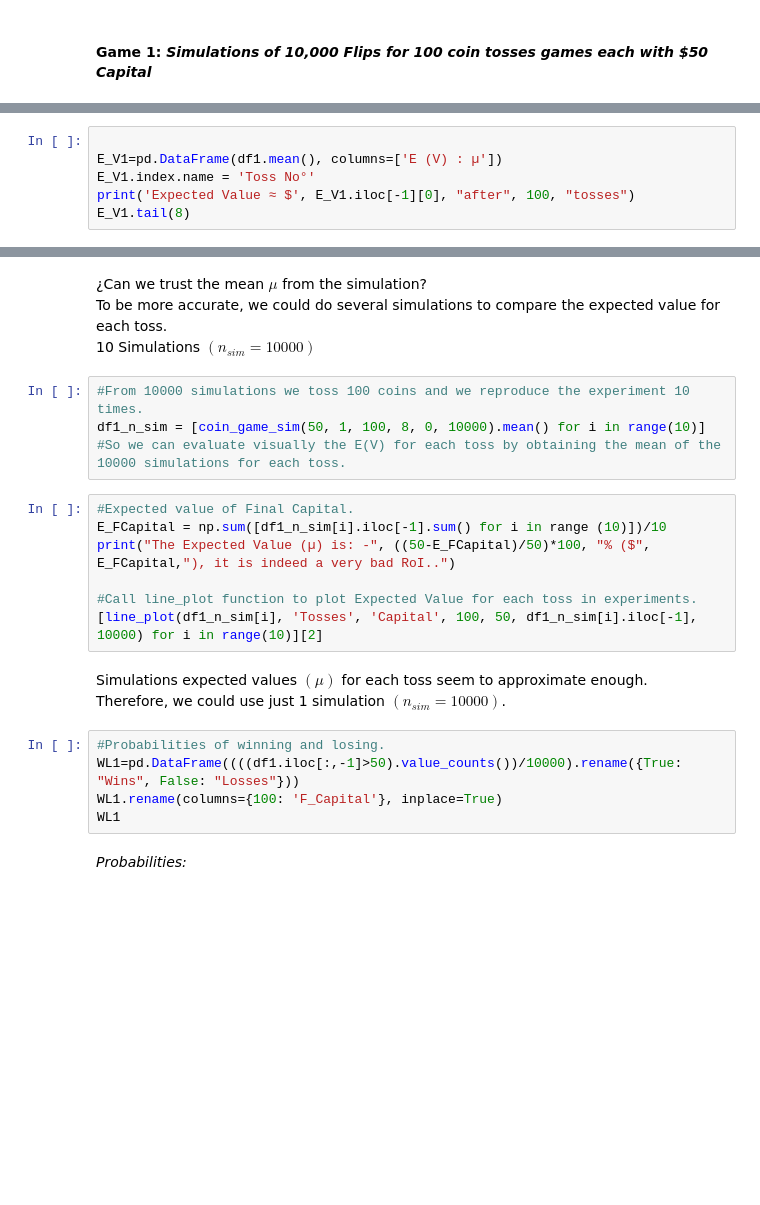
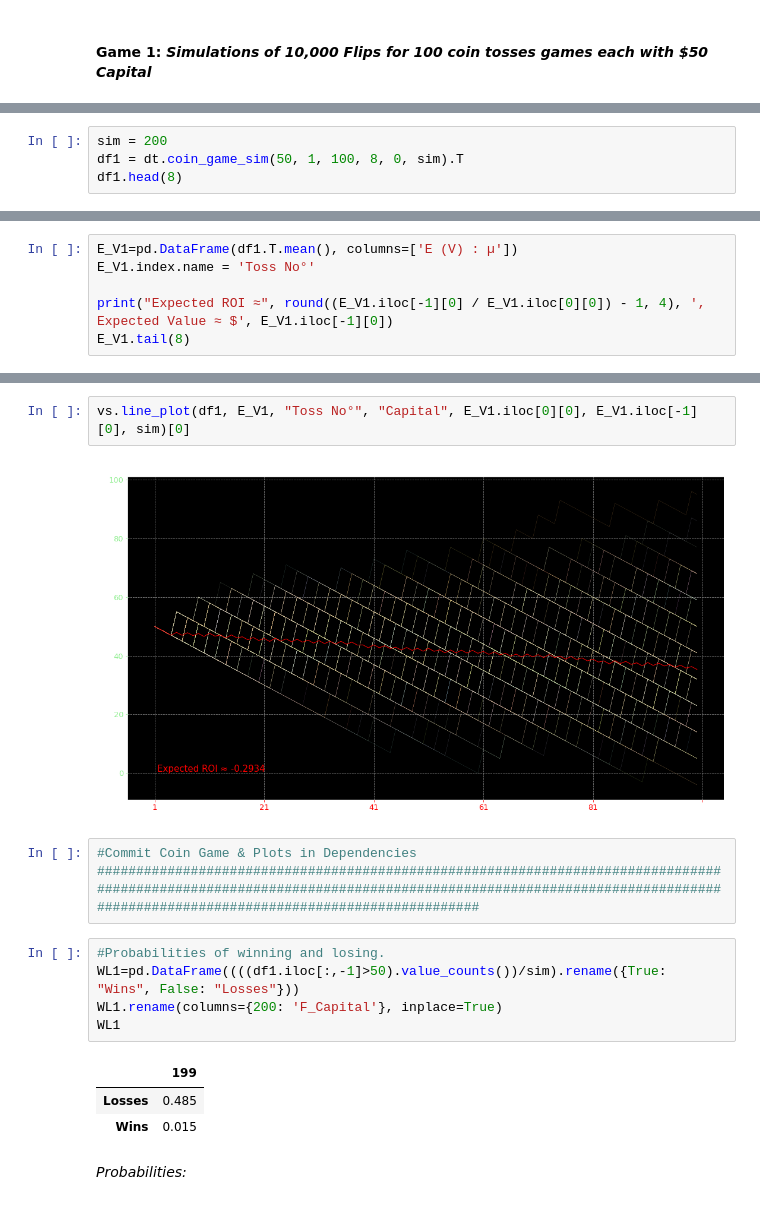
Before and after one commit to EMarquez7/Examen-1, a Jupyter notebook: MC-Simulations.ipynb, the cells around one changed output, grey strips where cells are left out. Drawn from its saved outputs; the diff is of its cells as text; blank space fills up the shorter version.

Commit message:
Coin Game & Plots in Dependencies

```diff
--- a/MC-Simulations.ipynb
+++ b/MC-Simulations.ipynb
@@ -248,0 +77,4 @@ df1.head(8)
+# %%
+sim = 200
+df1 = dt.coin_game_sim(50, 1, 100, 8, 0, sim).T
+df1.head(8)
@@ -255,6 +107,6 @@ By obtaining the mean $(\mu)$ from simulations in each toss we can calculate its
 # %%
+E_V1=pd.DataFrame(df1.T.mean(), columns=['E (V) : µ'])
+E_V1.index.name = 'Toss No°'
 
-E_V1=pd.DataFrame(df1.mean(), columns=['E (V) : µ'])
-E_V1.index.name = 'Toss No°'
-print('Expected Value ≈ $', E_V1.iloc[-1][0], "after", 100, "tosses")
+print("Expected ROI ≈", round((E_V1.iloc[-1][0] / E_V1.iloc[0][0]) - 1, 4), ', Expected Value ≈ $', E_V1.iloc[-1][0])
 E_V1.tail(8)
@@ -261,26 +125,18 @@ E_V1.tail(8)
-# %% [markdown]
-¿Can we trust the mean $\mu$ from the simulation?<br>
-To be more accurate, we could do several simulations to compare the expected value for each toss.<br>
-10 Simulations $(n_{sim}=10000)$
-# %%
-#From 10000 simulations we toss 100 coins and we reproduce the experiment 10 times.
-df1_n_sim = [coin_game_sim(50, 1, 100, 8, 0, 10000).mean() for i in range(10)]
-#So we can evaluate visually the E(V) for each toss by obtaining the mean of the 10000 simulations for each toss.
-# %%
-#Expected value of Final Capital.
-E_FCapital = np.sum([df1_n_sim[i].iloc[-1].sum() for i in range (10)])/10
-print("The Expected Value (µ) is: -", ((50-E_FCapital)/50)*100, "% ($", E_FCapital,"), it is indeed a very bad RoI..")
-
-#Call line_plot function to plot Expected Value for each toss in experiments.
-[line_plot(df1_n_sim[i], 'Tosses', 'Capital', 100, 50, df1_n_sim[i].iloc[-1], 10000) for i in range(10)][2]
-# %% [markdown]
-Simulations expected values $(\mu)$ for each toss seem to approximate enough.<br>
-Therefore, we could use just 1 simulation $(n_{sim}=10000)$.
+# %%
+vs.line_plot(df1, E_V1, "Toss No°", "Capital", E_V1.iloc[0][0], E_V1.iloc[-1][0], sim)[0]
+# %% [output]
+[figure, added]
+# %%
+#Commit Coin Game & Plots in Dependencies #################################################################################################################################################################################################################
 # %%
 #Probabilities of winning and losing.
-WL1=pd.DataFrame((((df1.iloc[:,-1]>50).value_counts())/10000).rename({True: "Wins", False: "Losses"}))
-WL1.rename(columns={100: 'F_Capital'}, inplace=True)
+WL1=pd.DataFrame((((df1.iloc[:,-1]>50).value_counts())/sim).rename({True: "Wins", False: "Losses"}))
+WL1.rename(columns={200: 'F_Capital'}, inplace=True)
 WL1
+# %% [output]
+|  | 199 |
+| Losses | 0.485 |
+| Wins | 0.015 |
 # %% [markdown]
 *Probabilities:*
 # %%
```
Also changed, not shown: parts of 17 cells of this notebook, 5 other files.
